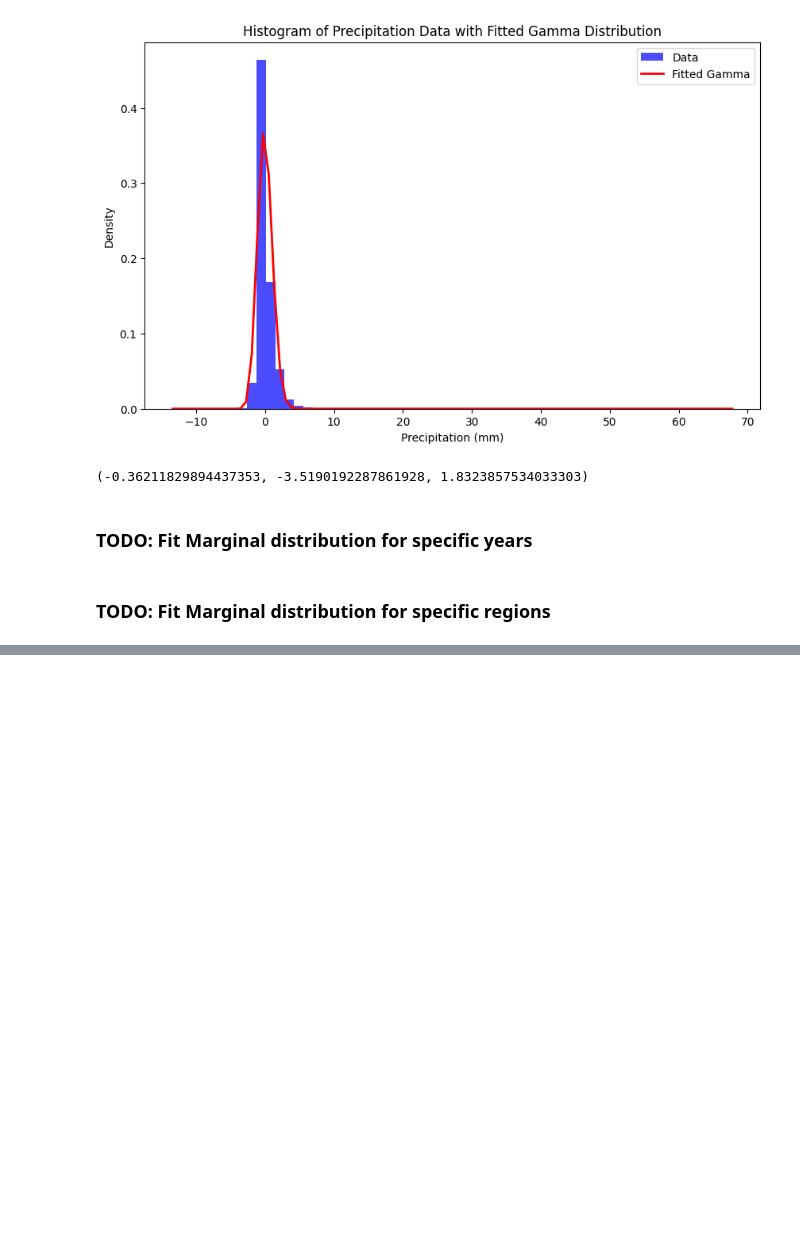
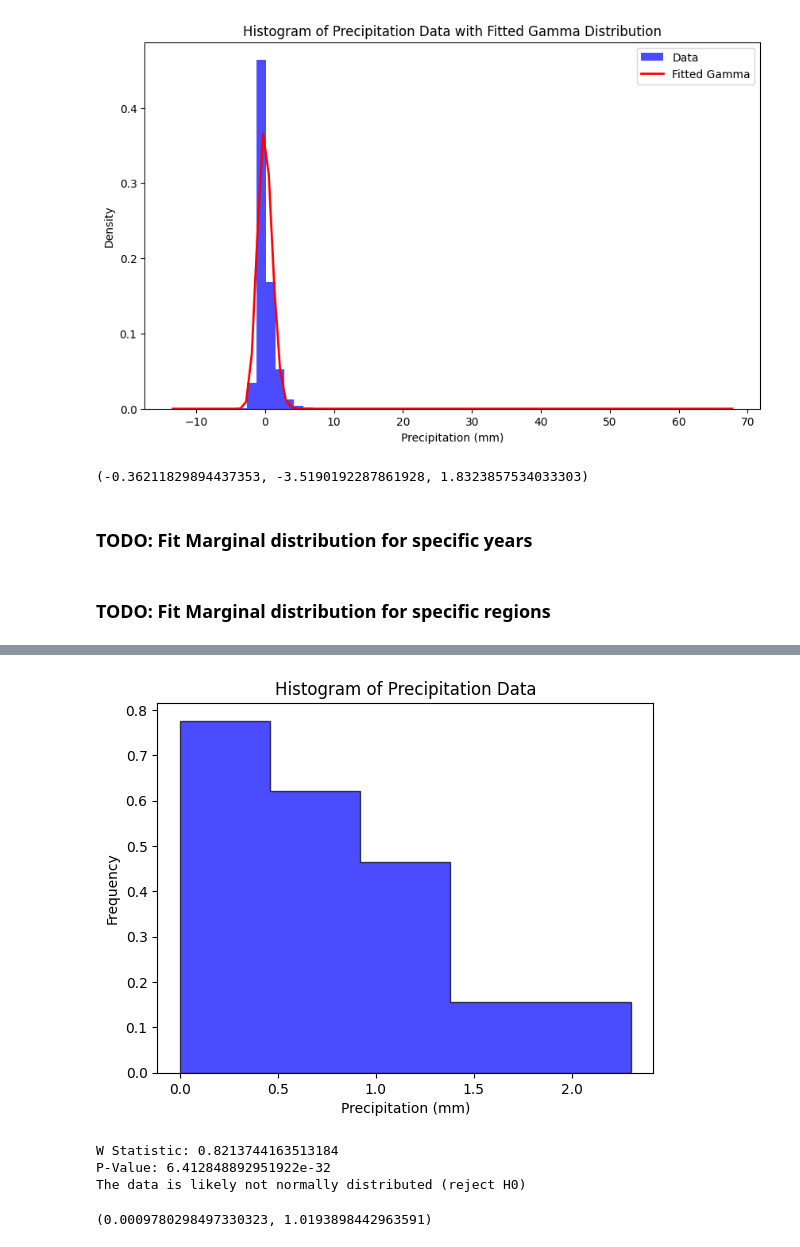
Before and after one commit to linibensonjr/drought-detection-gha, a Jupyter notebook: codebase/precipitation_processing.ipynb, the cells around one changed output, grey strips where cells are left out. Saved outputs shown, nothing was run; the diff lists cells and outputs as text; code cells hidden in the pictures; blank space fills up the shorter version.

```diff
--- a/codebase/precipitation_processing.ipynb
+++ b/codebase/precipitation_processing.ipynb
@@ -426,0 +468,33 @@ plt.show()
+# %%
+# Plot the histogram
+plt.hist(precipitation_data, bins=5, edgecolor='black',  density=True, histtype='stepfilled', alpha=0.7, color='blue', label='Data')
+plt.title('Histogram of Precipitation Data')
+plt.xlabel('Precipitation (mm)')
+plt.ylabel('Frequency')
+plt.show()
+# %% [output]
+[figure, added]
+# %%
+# Generate 1000 data points from an exponential distribution
+non_normal_data = np.random.exponential(scale=1.0, size=1000)
+# Perform the Shapiro-Wilk test
+stat, p_value = shapiro(non_normal_data)
+
+# Print the results
+print('W Statistic:', stat)
+print('P-Value:', p_value)
+
+# Interpretation
+if p_value > 0.05:
+    print("The data is likely normally distributed (fail to reject H0)")
+else:
+    print("The data is likely not normally distributed (reject H0)")
+# %% [output]
+W Statistic: 0.8213744163513184
+P-Value: 6.412848892951922e-32
+The data is likely not normally distributed (reject H0)
+# %%
+norm_mean, norm_std = stats.expon.fit(non_normal_data)
+norm_mean, norm_std
+# %% [output]
+(0.0009780298497330323, 1.0193898442963591)
```
Also changed, not shown: parts of 7 cells of this notebook.
